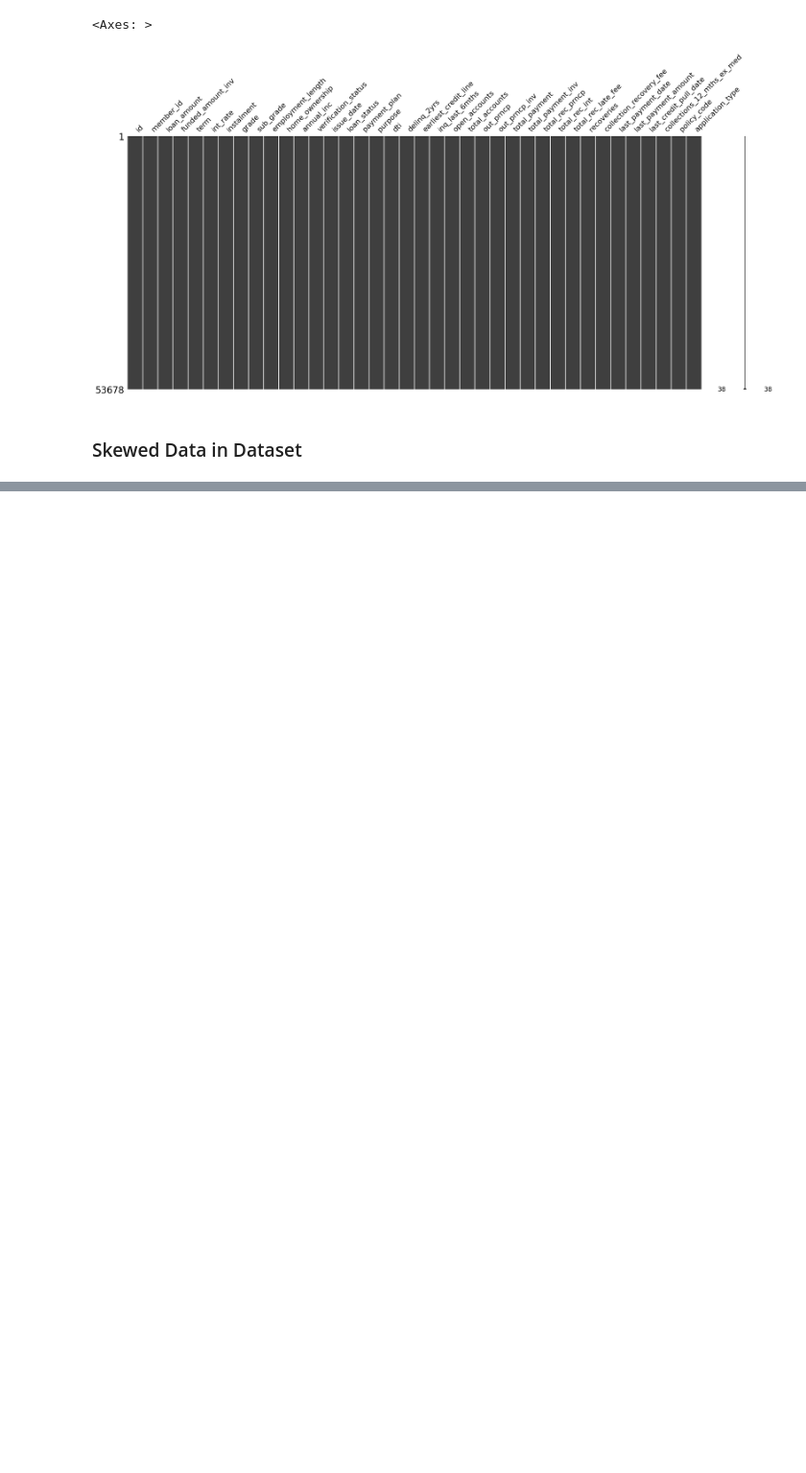
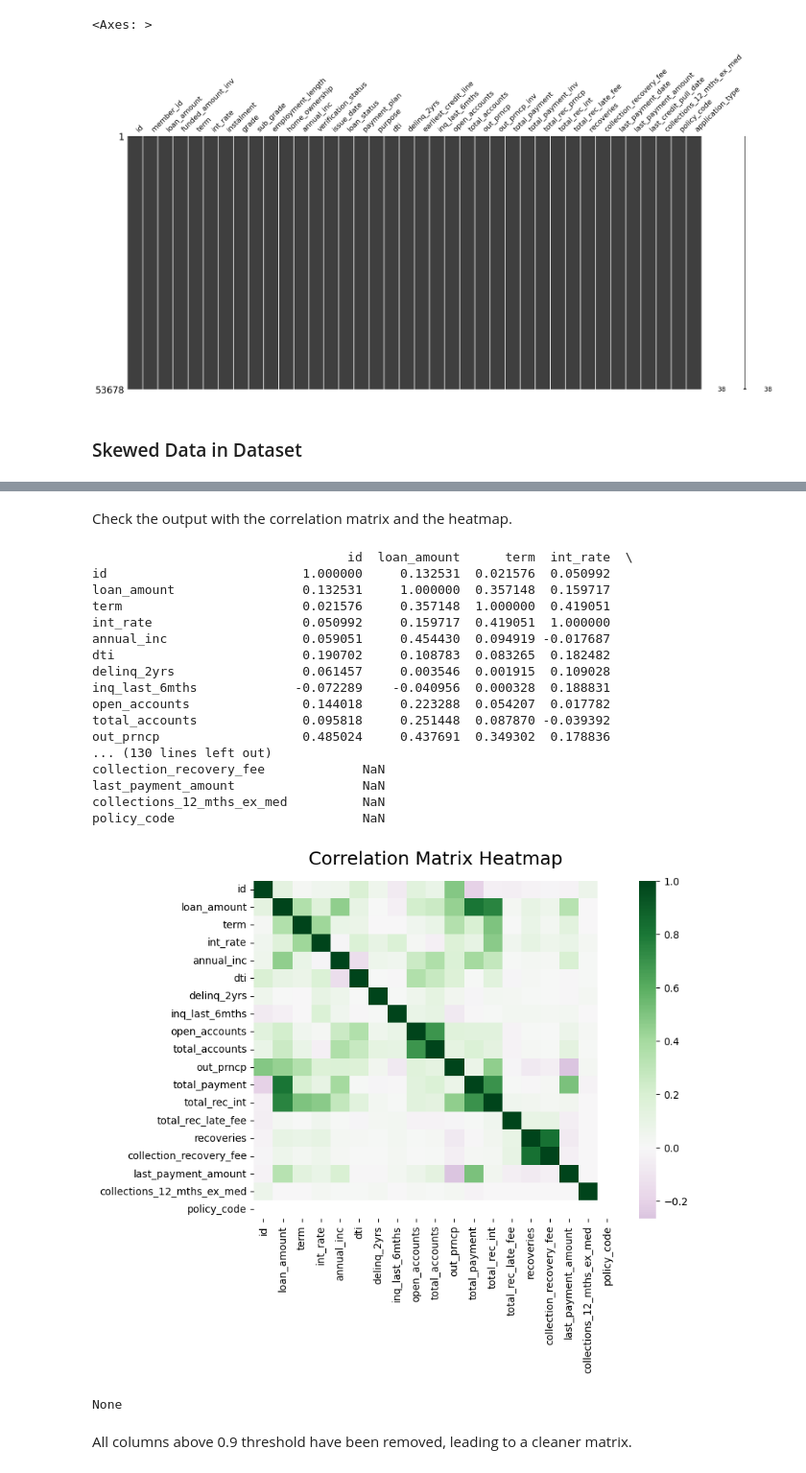
Before and after one commit to claire-casta/EDA-Project, a Jupyter notebook: loan_payments_queries.ipynb, the cells around one changed output, grey strips where cells are left out. Shown at 96% size. Drawn from its saved outputs; the diff is of its cells as text; code cells hidden in the pictures; blank space fills up the shorter version.

```diff
--- a/loan_payments_queries.ipynb
+++ b/loan_payments_queries.ipynb
@@ -531,0 +741,47 @@ dtype: float64
+# %%
+from db_utils_local import DataFrameTransform
+
+dftransformer = DataFrameTransform(modified_df)
+
+dftransformer.delete_column('funded_amount_inv')
+dftransformer.delete_column('out_prncp_inv')
+dftransformer.delete_column('total_payment_inv')
+dftransformer.delete_column('total_rec_prncp')
+dftransformer.delete_column('instalment')
+dftransformer.delete_column('member_id')
+
+modified_df = dftransformer.return_dataframe()
+# %% [markdown]
+Check the output with the correlation matrix and the heatmap.
+# %%
+from db_utils_local import DataframeInfo
+
+df_info = DataframeInfo(modified_df)
+
+print(df_info.correlation_columns())  # print correlation function of modified_df
+
+dfplotter = Plotter(modified_df)
+
+print(Plotter(modified_df).heatmap(df_info.correlation_columns())) #Output Heatmap of correlation function
+# %% [output]
+                                  id  loan_amount      term  int_rate  \
+id                          1.000000     0.132531  0.021576  0.050992
+loan_amount                 0.132531     1.000000  0.357148  0.159717
+term                        0.021576     0.357148  1.000000  0.419051
+int_rate                    0.050992     0.159717  0.419051  1.000000
+annual_inc                  0.059051     0.454430  0.094919 -0.017687
+dti                         0.190702     0.108783  0.083265  0.182482
+delinq_2yrs                 0.061457     0.003546  0.001915  0.109028
+inq_last_6mths             -0.072289    -0.040956  0.000328  0.188831
+open_accounts               0.144018     0.223288  0.054207  0.017782
+total_accounts              0.095818     0.251448  0.087870 -0.039392
+out_prncp                   0.485024     0.437691  0.349302  0.178836
+... (130 lines left out)
+collection_recovery_fee             NaN
+last_payment_amount                 NaN
+collections_12_mths_ex_med          NaN
+policy_code                         NaN
+[figure, added]
+None
+# %% [markdown]
+All columns above 0.9 threshold have been removed, leading to a cleaner matrix.
```
Also changed, not shown: parts of 33 cells of this notebook, 3 other files.
